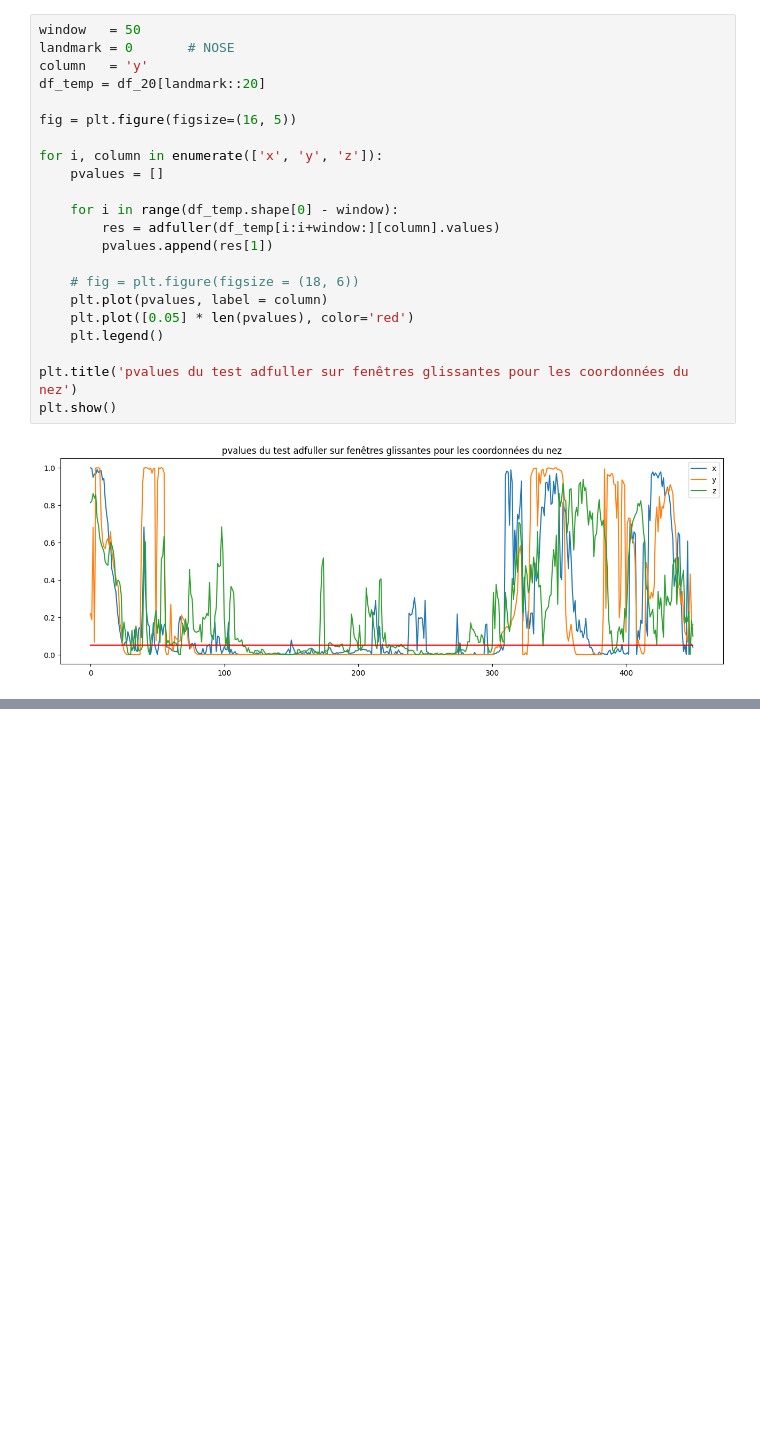
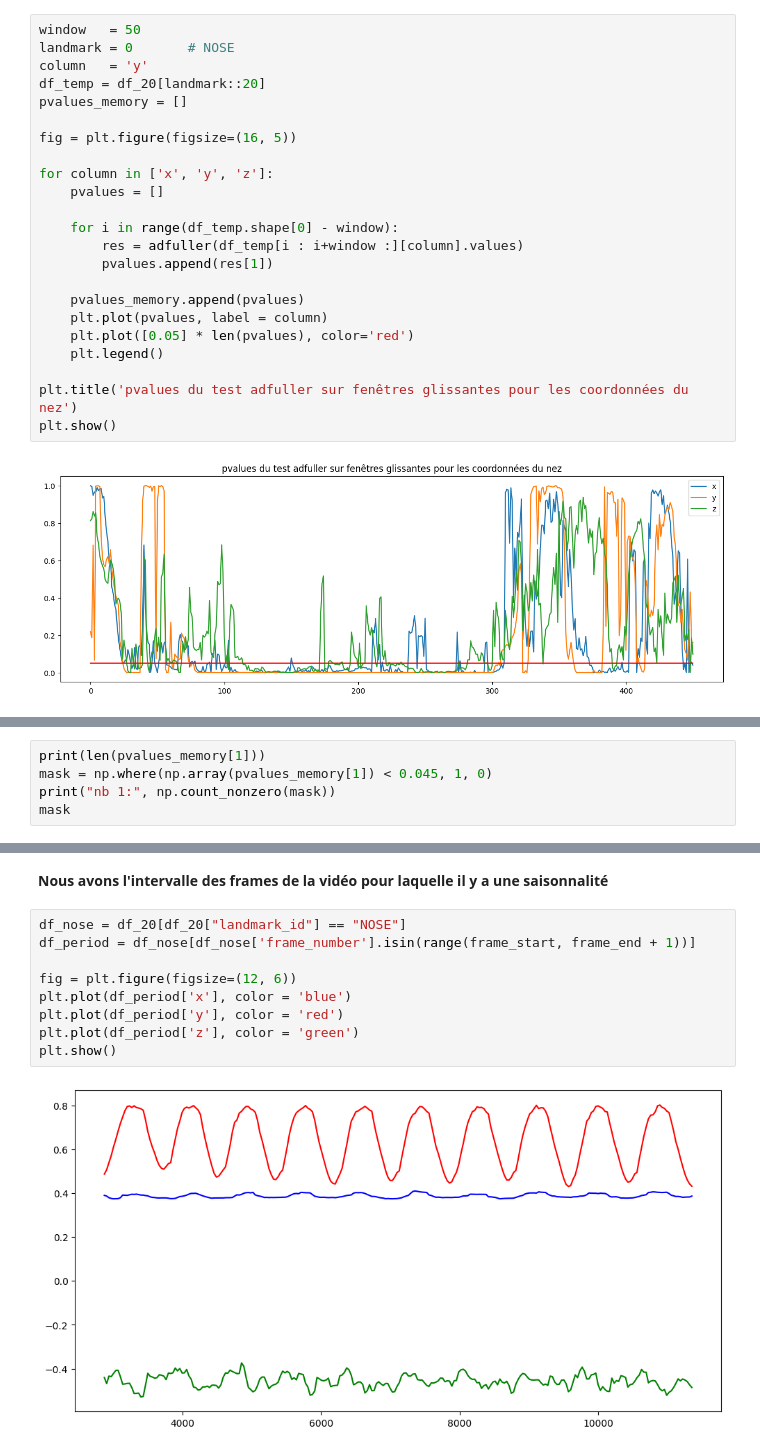
Before and after one commit to Franck-LF/time_series, a Jupyter notebook: Brief_video.ipynb, the cells around one changed output, grey strips where cells are left out. Drawn from its saved outputs; the diff is of its cells as text; blank space fills up the shorter version.

Commit message:
end of the project OK it is working, can display counter on video for number of reps

```diff
--- a/Brief_video.ipynb
+++ b/Brief_video.ipynb
@@ -356,17 +397,18 @@ window   = 50
 landmark = 0       # NOSE
 column   = 'y'
 df_temp = df_20[landmark::20]
+pvalues_memory = []
 
 fig = plt.figure(figsize=(16, 5))
 
-for i, column in enumerate(['x', 'y', 'z']):
+for column in ['x', 'y', 'z']:
     pvalues = []
 
     for i in range(df_temp.shape[0] - window):
-        res = adfuller(df_temp[i:i+window:][column].values)
+        res = adfuller(df_temp[i : i+window :][column].values)
         pvalues.append(res[1])
 
-    # fig = plt.figure(figsize = (18, 6))
+    pvalues_memory.append(pvalues)
     plt.plot(pvalues, label = column)
     plt.plot([0.05] * len(pvalues), color='red')
     plt.legend()
@@ -380 +422,6 @@ plt.show()
 On identifie toute une zone où il y a saisonnalité.
+# %%
+print(len(pvalues_memory[1]))
+mask = np.where(np.array(pvalues_memory[1]) < 0.045, 1, 0)
+print("nb 1:", np.count_nonzero(mask))
+mask
@@ -380,0 +499,13 @@ On identifie toute une zone où il y a saisonnalité.
+# %% [markdown]
+**Nous avons l'intervalle des frames de la vidéo pour laquelle il y a une saisonnalité**
+# %%
+df_nose = df_20[df_20["landmark_id"] == "NOSE"]
+df_period = df_nose[df_nose['frame_number'].isin(range(frame_start, frame_end + 1))]
+
+fig = plt.figure(figsize=(12, 6))
+plt.plot(df_period['x'], color = 'blue')
+plt.plot(df_period['y'], color = 'red')
+plt.plot(df_period['z'], color = 'green')
+plt.show()
+# %% [output]
+[figure, added]
```
Also changed, not shown: parts of 34 cells of this notebook.
